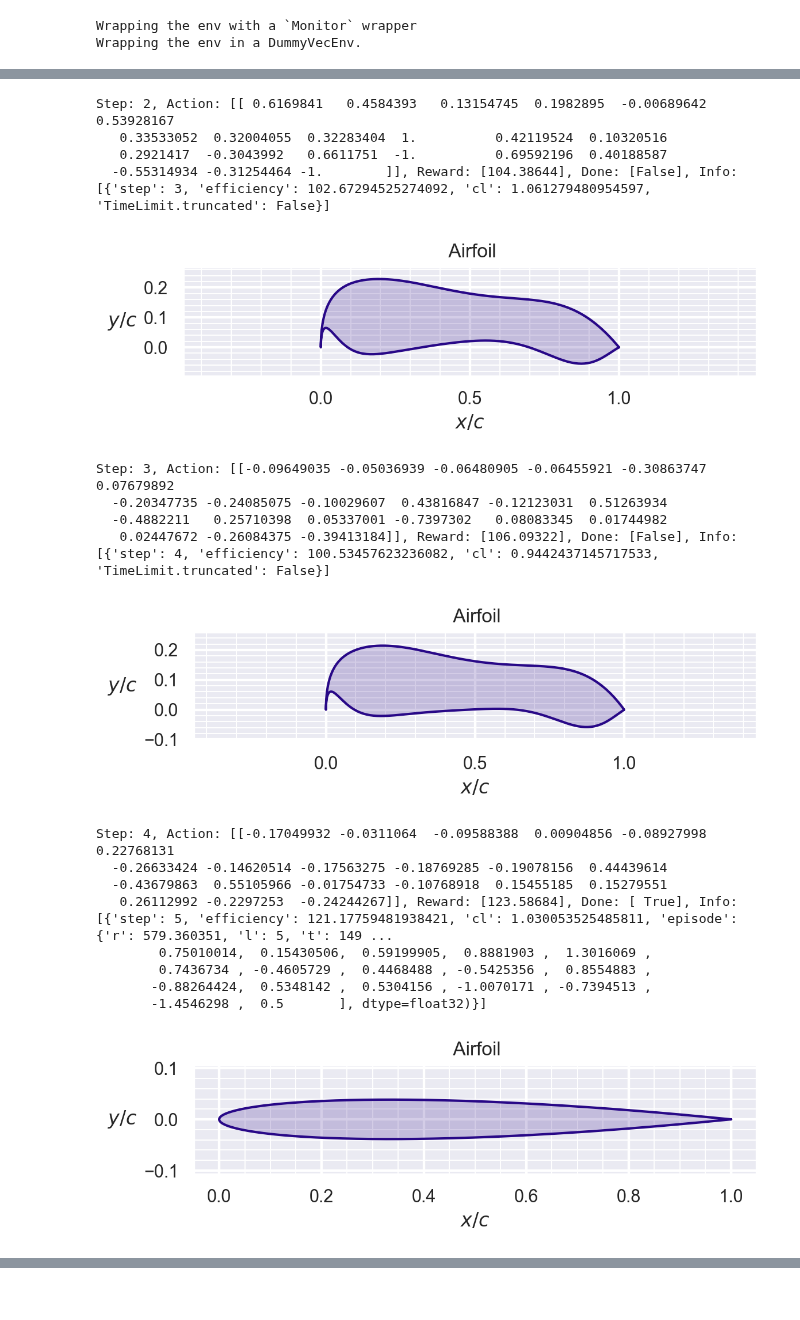
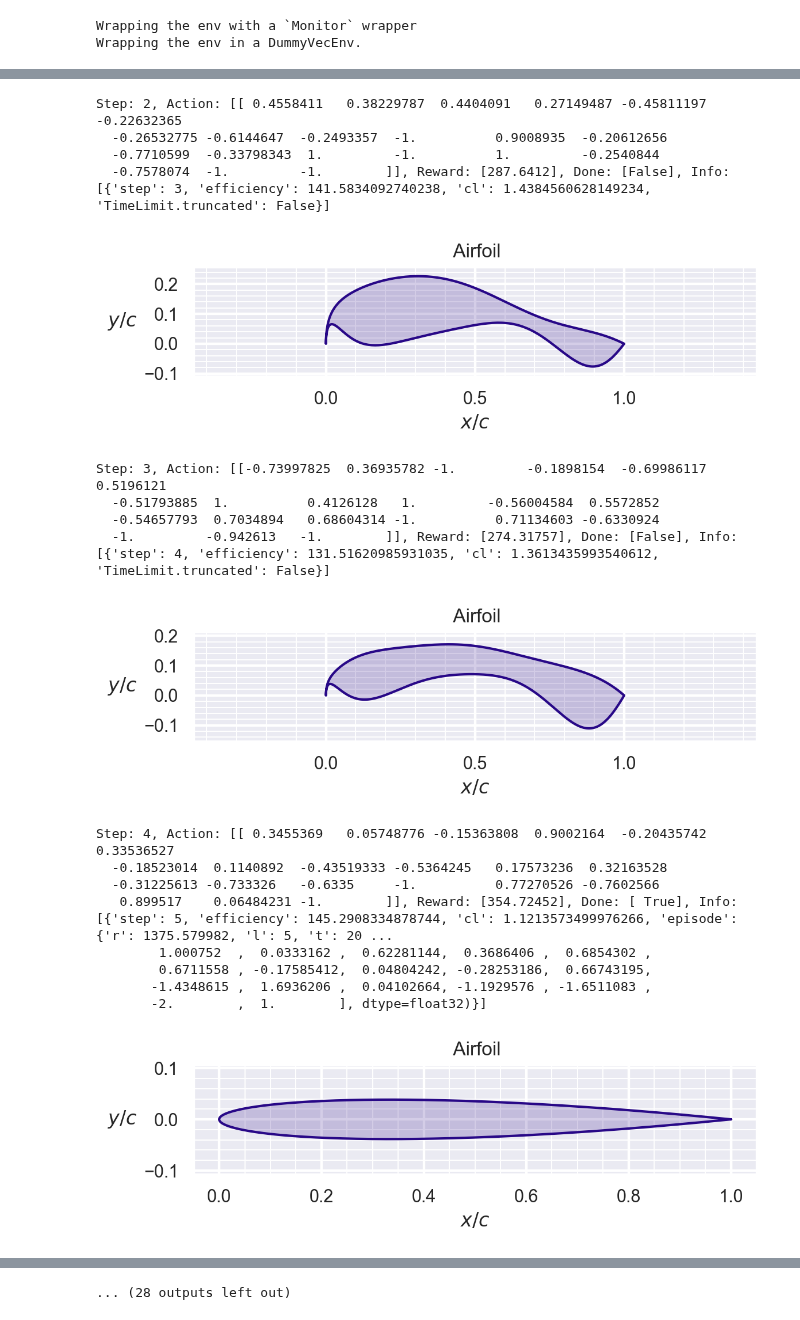
Before and after one commit to DRL-Geometry-Optimization/DRLFoil, a Jupyter notebook: main.ipynb, the cells around one changed output, grey strips where cells are left out. Saved outputs shown, nothing was run; the diff lists cells and outputs as text; code cells hidden in the pictures.

```diff
--- a/main.ipynb
+++ b/main.ipynb
@@ -7,8 +7,8 @@ from stable_baselines3 import PPO
 from stable_baselines3.common.evaluation import evaluate_policy
 # %%
 env = gym.make('AirfoilEnv-v0', n_params=10, max_steps=5, scale_actions = 0.4, airfoil_seed = [0.1*np.ones(10), -0.1*np.ones(10), 0.0],
-               cl_reward = True, cl_reset = 0.5, render_mode = "human")
-model = PPO.load("15042024_ClTargetAuto_256_256", env=env)
+               cl_reward = True, cl_reset = 1, render_mode = "human")
+model = PPO.load("15042024_ClTargetAuto_256_256_3", env=env)
 # %% [output]
 Wrapping the env with a `Monitor` wrapper
 Wrapping the env in a DummyVecEnv.
@@ -23,7 +25,3 @@ print(f"mean_reward:{mean_reward:.2f} +/- {std_reward:.2f}")
 # Enjoy trained agent
 vec_env = model.get_env()
 obs = vec_env.reset()
-# %%
-print(obs)
-obs[0][-1] = 0.9
-print(obs)
@@ -35,7 +28,7 @@ print(obs)
 # %%
 
-for i in range(5):
-    action, _states = model.predict(obs, deterministic=True)
+for i in range(20):
+    action, _states = model.predict(obs, deterministic=False)
     obs, rewards, dones, info = vec_env.step(action)
     print(f"Step: {i}, Action: {action}, Reward: {rewards}, Done: {dones}, Info: {info}")
     vec_env.render()
@@ -53,19 +46,19 @@ Step: 1, Action: [[ 1.          0.47984067 -0.3646148   0.48915148 -0.7030524  -
-Step: 2, Action: [[ 0.6169841   0.4584393   0.13154745  0.1982895  -0.00689642  0.53928167
-   0.33533052  0.32004055  0.32283404  1.          0.42119524  0.10320516
-   0.2921417  -0.3043992   0.6611751  -1.          0.69592196  0.40188587
-  -0.55314934 -0.31254464 -1.        ]], Reward: [104.38644], Done: [False], Info: [{'step': 3, 'efficiency': 102.67294525274092, 'cl': 1.061279480954597, 'TimeLimit.truncated': False}]
+Step: 2, Action: [[ 0.4558411   0.38229787  0.4404091   0.27149487 -0.45811197 -0.22632365
+  -0.26532775 -0.6144647  -0.2493357  -1.          0.9008935  -0.20612656
+  -0.7710599  -0.33798343  1.         -1.          1.         -0.2540844
+  -0.7578074  -1.         -1.        ]], Reward: [287.6412], Done: [False], Info: [{'step': 3, 'efficiency': 141.5834092740238, 'cl': 1.4384560628149234, 'TimeLimit.truncated': False}]
-[figure, old version]
+[figure, new version]
-Step: 3, Action: [[-0.09649035 -0.05036939 -0.06480905 -0.06455921 -0.30863747  0.07679892
-  -0.20347735 -0.24085075 -0.10029607  0.43816847 -0.12123031  0.51263934
-  -0.4882211   0.25710398  0.05337001 -0.7397302   0.08083345  0.01744982
-   0.02447672 -0.26084375 -0.39413184]], Reward: [106.09322], Done: [False], Info: [{'step': 4, 'efficiency': 100.53457623236082, 'cl': 0.9442437145717533, 'TimeLimit.truncated': False}]
+Step: 3, Action: [[-0.73997825  0.36935782 -1.         -0.1898154  -0.69986117  0.5196121
+  -0.51793885  1.          0.4126128   1.         -0.56004584  0.5572852
+  -0.54657793  0.7034894   0.68604314 -1.          0.71134603 -0.6330924
+  -1.         -0.942613   -1.        ]], Reward: [274.31757], Done: [False], Info: [{'step': 4, 'efficiency': 131.51620985931035, 'cl': 1.3613435993540612, 'TimeLimit.truncated': False}]
-[figure, old version]
+[figure, new version]
-Step: 4, Action: [[-0.17049932 -0.0311064  -0.09588388  0.00904856 -0.08927998  0.22768131
-  -0.26633424 -0.14620514 -0.17563275 -0.18769285 -0.19078156  0.44439614
-  -0.43679863  0.55105966 -0.01754733 -0.10768918  0.15455185  0.15279551
-   0.26112992 -0.2297253  -0.24244267]], Reward: [123.58684], Done: [ True], Info: [{'step': 5, 'efficiency': 121.17759481938421, 'cl': 1.030053525485811, 'episode': {'r': 579.360351, 'l': 5, 't': 149 ...
-        0.75010014,  0.15430506,  0.59199905,  0.8881903 ,  1.3016069 ,
-        0.7436734 , -0.4605729 ,  0.4468488 , -0.5425356 ,  0.8554883 ,
-       -0.88264424,  0.5348142 ,  0.5304156 , -1.0070171 , -0.7394513 ,
-       -1.4546298 ,  0.5       ], dtype=float32)}]
+Step: 4, Action: [[ 0.3455369   0.05748776 -0.15363808  0.9002164  -0.20435742  0.33536527
+  -0.18523014  0.1140892  -0.43519333 -0.5364245   0.17573236  0.32163528
+  -0.31225613 -0.733326   -0.6335     -1.          0.77270526 -0.7602566
+   0.899517    0.06484231 -1.        ]], Reward: [354.72452], Done: [ True], Info: [{'step': 5, 'efficiency': 145.2908334878744, 'cl': 1.1213573499976266, 'episode': {'r': 1375.579982, 'l': 5, 't': 20 ...
+        1.000752  ,  0.0333162 ,  0.62281144,  0.3686406 ,  0.6854302 ,
+        0.6711558 , -0.17585412,  0.04804242, -0.28253186,  0.66743195,
+       -1.4348615 ,  1.6936206 ,  0.04102664, -1.1929576 , -1.6511083 ,
+       -2.        ,  1.        ], dtype=float32)}]
 [figure]
@@ -71,0 +70 @@ Step: 4, Action: [[-0.17049932 -0.0311064  -0.09588388  0.00904856 -0.08927998
+... (28 outputs left out)
```
Also changed, not shown: parts of 3 cells of this notebook.
